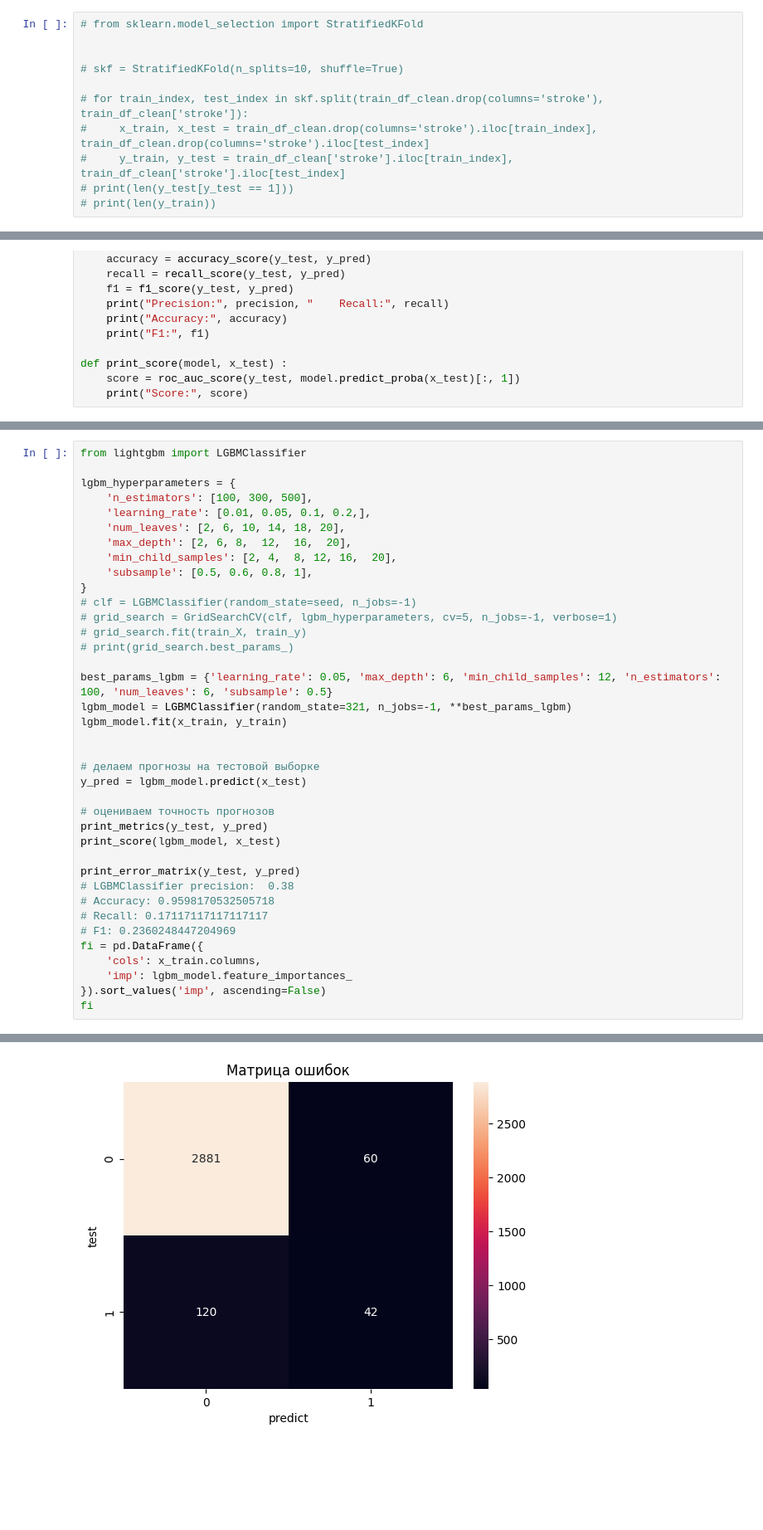
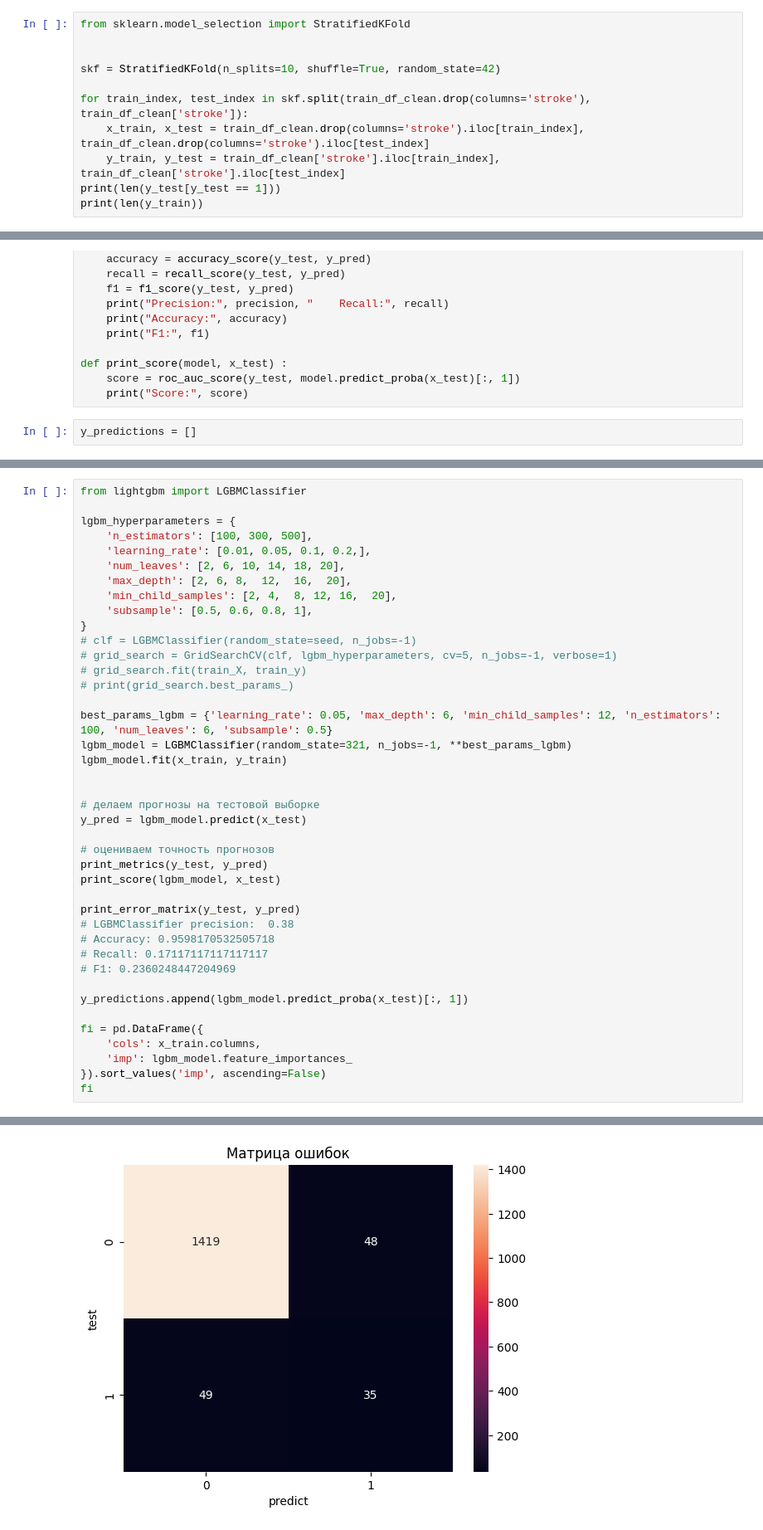
Before and after one commit to IlyaIIS/python-ML-stroke-prediction, a Jupyter notebook: MLProject.ipynb, the cells around one changed output, grey strips where cells are left out. Shown at 83% size. Saved outputs shown, nothing was run; the diff lists cells and outputs as text; blank space fills up the shorter version.

```diff
--- a/MLProject.ipynb
+++ b/MLProject.ipynb
@@ -270,11 +270,11 @@ y_test = test_df_clean_temp['stroke']
 # %%
-# from sklearn.model_selection import StratifiedKFold
+from sklearn.model_selection import StratifiedKFold
 
 
-# skf = StratifiedKFold(n_splits=10, shuffle=True)
+skf = StratifiedKFold(n_splits=10, shuffle=True, random_state=42)
 
-# for train_index, test_index in skf.split(train_df_clean.drop(columns='stroke'), train_df_clean['stroke']):
-#     x_train, x_test = train_df_clean.drop(columns='stroke').iloc[train_index], train_df_clean.drop(columns='stroke').iloc[test_index]
-#     y_train, y_test = train_df_clean['stroke'].iloc[train_index], train_df_clean['stroke'].iloc[test_index]
-# print(len(y_test[y_test == 1]))
-# print(len(y_train))
+for train_index, test_index in skf.split(train_df_clean.drop(columns='stroke'), train_df_clean['stroke']):
+    x_train, x_test = train_df_clean.drop(columns='stroke').iloc[train_index], train_df_clean.drop(columns='stroke').iloc[test_index]
+    y_train, y_test = train_df_clean['stroke'].iloc[train_index], train_df_clean['stroke'].iloc[test_index]
+print(len(y_test[y_test == 1]))
+print(len(y_train))
@@ -436,6 +441,8 @@ def print_metrics(y_test, y_pred) :
 def print_score(model, x_test) :
     score = roc_auc_score(y_test, model.predict_proba(x_test)[:, 1])
     print("Score:", score)
+# %%
+y_predictions = []
 # %%
 # naive bayes
 from sklearn.naive_bayes import GaussianNB
@@ -569,6 +578,9 @@ print_error_matrix(y_test, y_pred)
 # Accuracy: 0.9598170532505718
 # Recall: 0.17117117117117117
 # F1: 0.2360248447204969
+
+y_predictions.append(lgbm_model.predict_proba(x_test)[:, 1])
+
 fi = pd.DataFrame({
     'cols': x_train.columns,
     'imp': lgbm_model.feature_importances_
@@ -584,2 +596,2 @@ Score: 0.8701951129413444
-[figure, old version]
+[figure, new version]
 |  | cols | imp |
```
Also changed, not shown: parts of 22 cells of this notebook.
